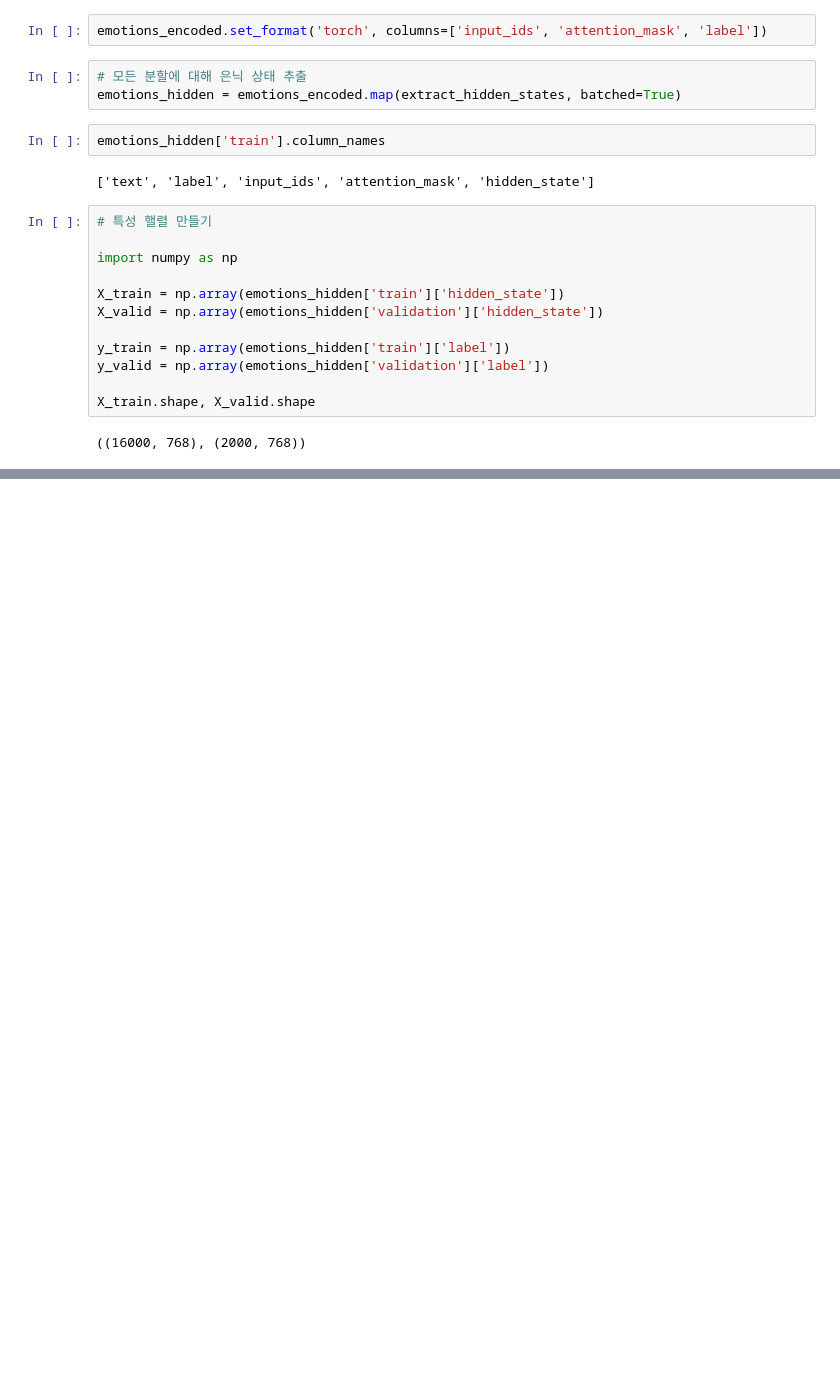
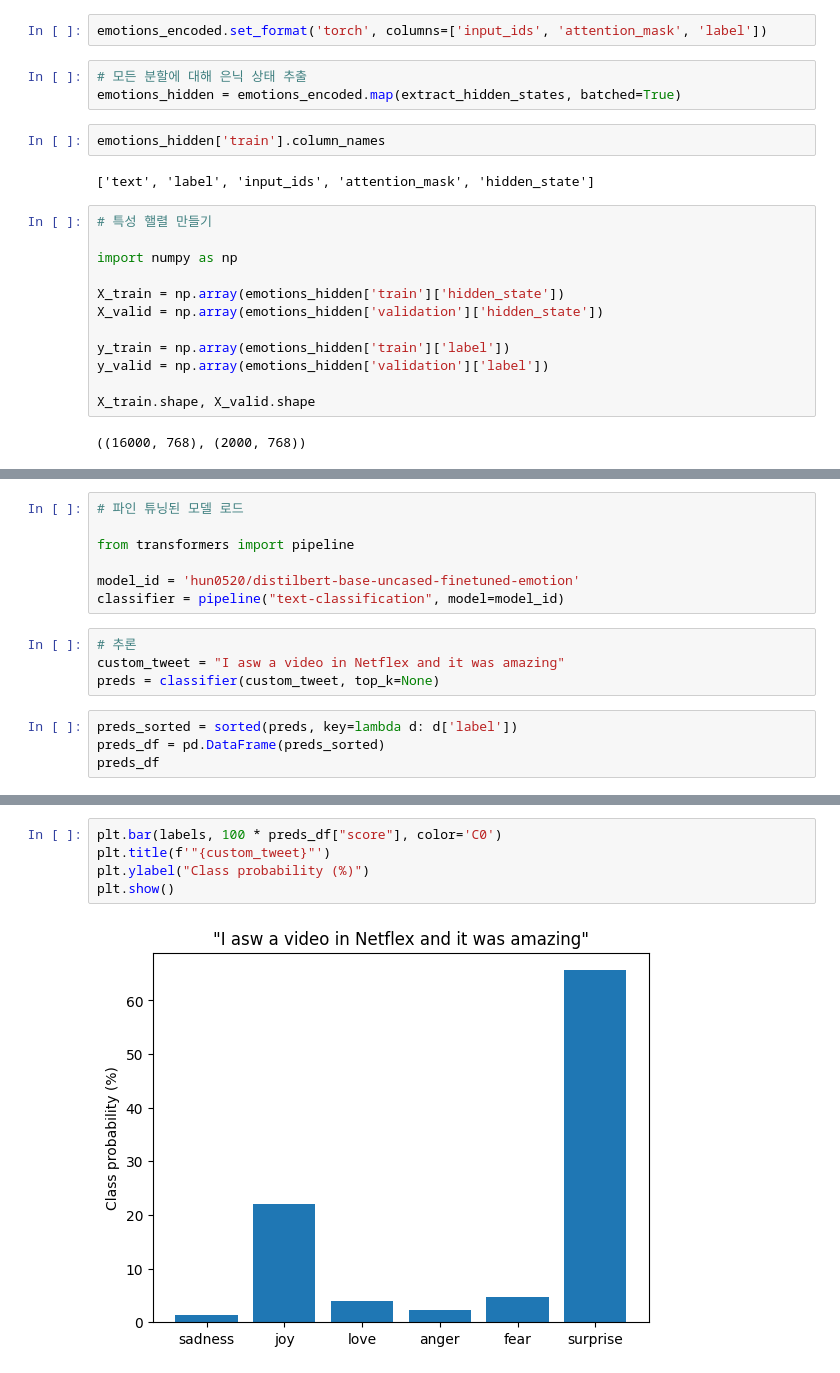
Before and after one commit to Patrick-KH-Y/Study, a Jupyter notebook: 2장_텍스트_분류.ipynb, the cells around one changed output, grey strips where cells are left out. Drawn from its saved outputs; the diff is of its cells as text; blank space fills up the shorter version.

```diff
--- a/2장_텍스트_분류.ipynb
+++ b/2장_텍스트_분류.ipynb
@@ -512,0 +714,15 @@ Successfully installed umap-0.1.1
+# %%
+# 파인 튜닝된 모델 로드
+
+from transformers import pipeline
+
+model_id = 'hun0520/distilbert-base-uncased-finetuned-emotion'
+classifier = pipeline("text-classification", model=model_id)
+# %%
+# 추론
+custom_tweet = "I asw a video in Netflex and it was amazing"
+preds = classifier(custom_tweet, top_k=None)
+# %%
+preds_sorted = sorted(preds, key=lambda d: d['label'])
+preds_df = pd.DataFrame(preds_sorted)
+preds_df
@@ -512,0 +737,7 @@ Successfully installed umap-0.1.1
+# %%
+plt.bar(labels, 100 * preds_df["score"], color='C0')
+plt.title(f'"{custom_tweet}"')
+plt.ylabel("Class probability (%)")
+plt.show()
+# %% [output]
+[figure, added]
```
Also changed, not shown: parts of 34 cells of this notebook.
